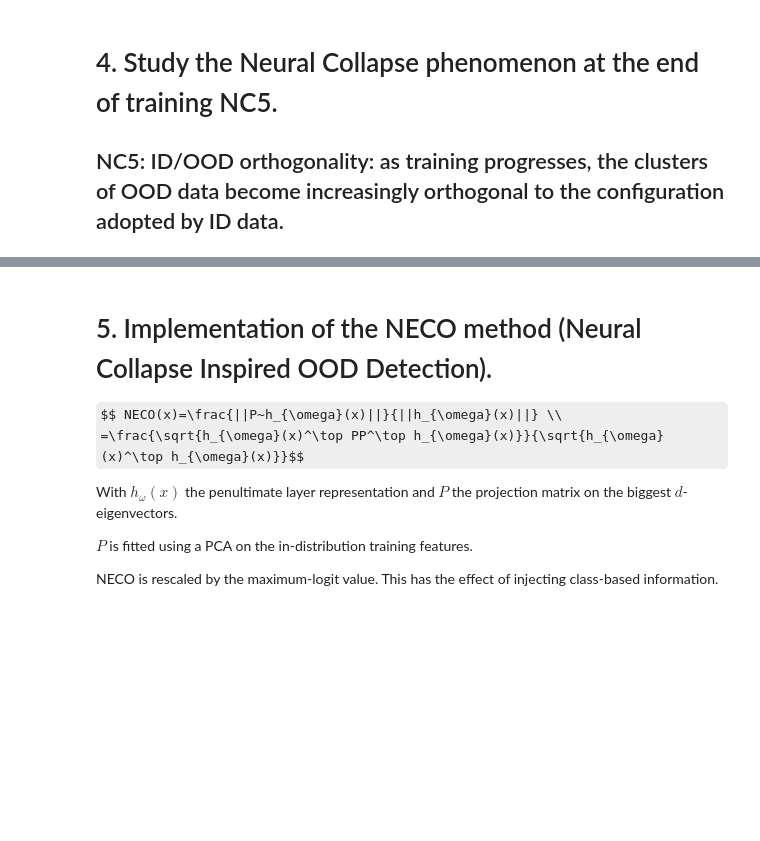
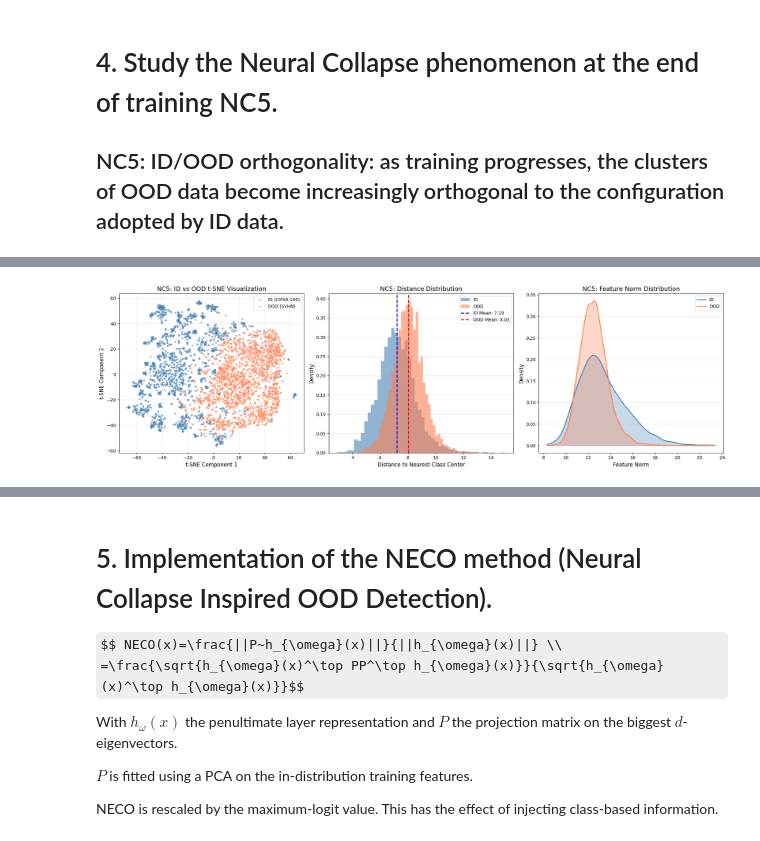
Before and after one commit to FBI-openup/CV_Out-of-Distribution-Detection-OOD-Scoring-Methods-and-Neural-Collapse, a Jupyter notebook: Resnet_OOD.ipynb, the cells around one changed output, grey strips where cells are left out. Saved outputs shown, nothing was run; the diff lists cells and outputs as text; code cells hidden in the pictures; some formulas as TeX source; blank space fills up the shorter version.

```diff
--- a/Resnet_OOD.ipynb
+++ b/Resnet_OOD.ipynb
@@ -1185,0 +1278,91 @@ This indicates strong NC4 behavior
+# %%
+# NC5 Visualization - Simplified Version
+
+fig, axes = plt.subplots(1, 3, figsize=(20, 6))
+
+# Plot 1: t-SNE 2D visualization
+print("Computing t-SNE (this may take a minute)...")
+combined_features = np.vstack([id_features[:2000], ood_features[:2000]])
+combined_labels = np.concatenate([np.zeros(2000), np.ones(2000)])  # 0=ID, 1=OOD
+
+tsne = TSNE(n_components=2, random_state=42, perplexity=30)
+features_2d = tsne.fit_transform(combined_features)
+
+id_2d = features_2d[combined_labels == 0]
+ood_2d = features_2d[combined_labels == 1]
+
+axes[0].scatter(id_2d[:, 0], id_2d[:, 1], c='steelblue', s=10, alpha=0.5, label='ID (CIFAR-100)')
+axes[0].scatter(ood_2d[:, 0], ood_2d[:, 1], c='coral', s=10, alpha=0.5, label='OOD (SVHN)')
+axes[0].set_xlabel('t-SNE Component 1', fontsize=12)
+axes[0].set_ylabel('t-SNE Component 2', fontsize=12)
+axes[0].set_title('NC5: ID vs OOD t-SNE Visualization', fontsize=14)
+axes[0].legend()
+axes[0].grid(alpha=0.3)
+
+# Plot 2: Distance to nearest center histogram
+axes[1].hist(id_distances, bins=50, alpha=0.6, color='steelblue', label='ID', density=True)
+axes[1].hist(ood_distances, bins=50, alpha=0.6, color='coral', label='OOD', density=True)
+axes[1].axvline(np.mean(id_distances), color='blue', linestyle='--', linewidth=2,
+                label=f'ID Mean: {np.mean(id_distances):.2f}')
+axes[1].axvline(np.mean(ood_distances), color='red', linestyle='--', linewidth=2,
+                label=f'OOD Mean: {np.mean(ood_distances):.2f}')
+axes[1].set_xlabel('Distance to Nearest Class Center', fontsize=12)
+axes[1].set_ylabel('Density', fontsize=12)
+axes[1].set_title('NC5: Distance Distribution', fontsize=14)
+axes[1].legend()
+axes[1].grid(axis='y', alpha=0.3)
+
+# Plot 3: Feature norm distribution
+id_norms = np.linalg.norm(id_features, axis=1)
+ood_norms = np.linalg.norm(ood_features, axis=1)
+
+from scipy.stats import gaussian_kde
+id_kde = gaussian_kde(id_norms)
+ood_kde = gaussian_kde(ood_norms)
+
+x_range = np.linspace(min(id_norms.min(), ood_norms.min()),
+                     max(id_norms.max(), ood_norms.max()), 200)
+
+axes[2].plot(x_range, id_kde(x_range), color='steelblue', linewidth=2, label='ID')
+axes[2].plot(x_range, ood_kde(x_range), color='coral', linewidth=2, label='OOD')
+axes[2].fill_between(x_range, id_kde(x_range), alpha=0.3, color='steelblue')
+axes[2].fill_between(x_range, ood_kde(x_range), alpha=0.3, color='coral')
+axes[2].set_xlabel('Feature Norm', fontsize=12)
+axes[2].set_ylabel('Density', fontsize=12)
+axes[2].set_title('NC5: Feature Norm Distribution', fontsize=14)
+axes[2].legend()
+axes[2].grid(axis='y', alpha=0.3)
+
+plt.tight_layout()
+plt.savefig('NC5_id_ood_separation.png', dpi=150, bbox_inches='tight')
+plt.show()
+
+# Statistics
+print("\n=== Expected NC5 Criteria ===")
+print("OOD samples should be far from ID class centers")
+print("t-SNE should show clear ID/OOD separation")
+print("Distance ratio (OOD/ID) should be > 1.5x for partial NC5, > 3x for strong NC5")
+
+print("\n=== My NC5 Statistics ===")
+print(f"ID mean distance: {np.mean(id_distances):.4f}")
+print(f"ID std distance: {np.std(id_distances):.4f}")
+print(f"OOD mean distance: {np.mean(ood_distances):.4f}")
+print(f"OOD std distance: {np.std(ood_distances):.4f}")
+print(f"Distance ratio (OOD/ID): {np.mean(ood_distances) / np.mean(id_distances):.2f}x")
+print(f"ID mean feature norm: {np.mean(id_norms):.4f}")
+print(f"OOD mean feature norm: {np.mean(ood_norms):.4f}")
+
+print("\n=== NC5 Assessment ===")
+distance_ratio = np.mean(ood_distances) / np.mean(id_distances)
+if distance_ratio > 3.0:
+    print("[Strong NC5] OOD samples significantly separated from ID class centers")
+elif distance_ratio > 1.5:
+    print("[Partial NC5] Moderate separation between ID and OOD")
+elif distance_ratio > 1.1:
+    print("[Weak NC5] Some separation but OOD close to ID space")
+else:
+    print("[No NC5] OOD samples not separated from ID")
+
+print(f"\nStatus: Distance ratio {distance_ratio:.2f}x indicates separation strength")
+print("Higher ratio means better ID/OOD distinguishability")
+# %% [output]
@@ -1185,0 +1370 @@ This indicates strong NC4 behavior
+[figure, added]
```
Also changed, not shown: parts of 3 cells of this notebook, 2 other files.
